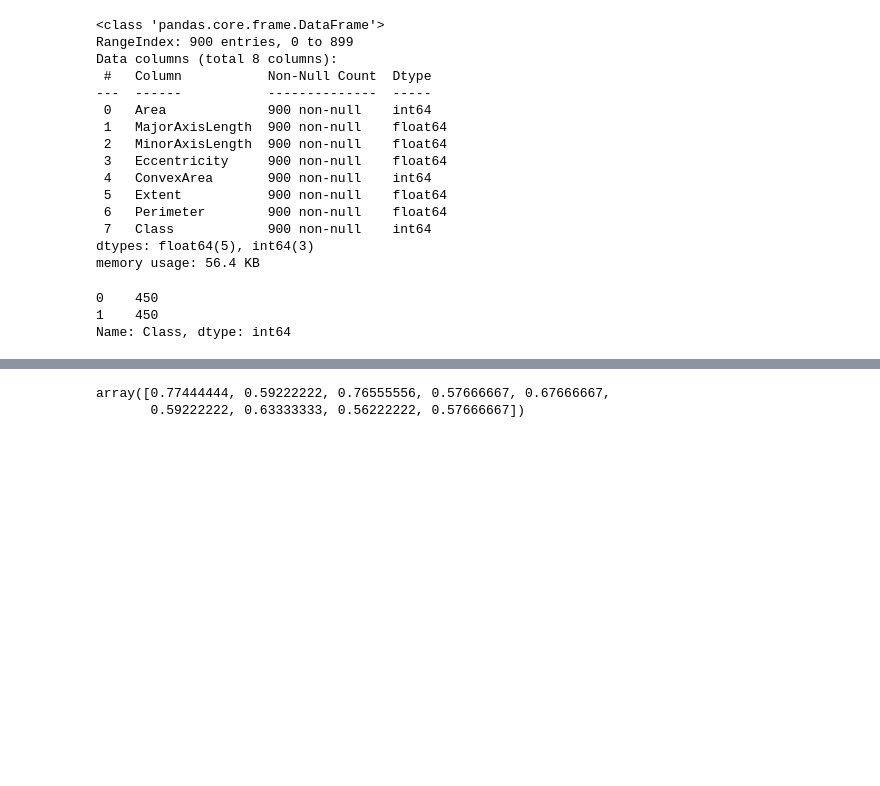
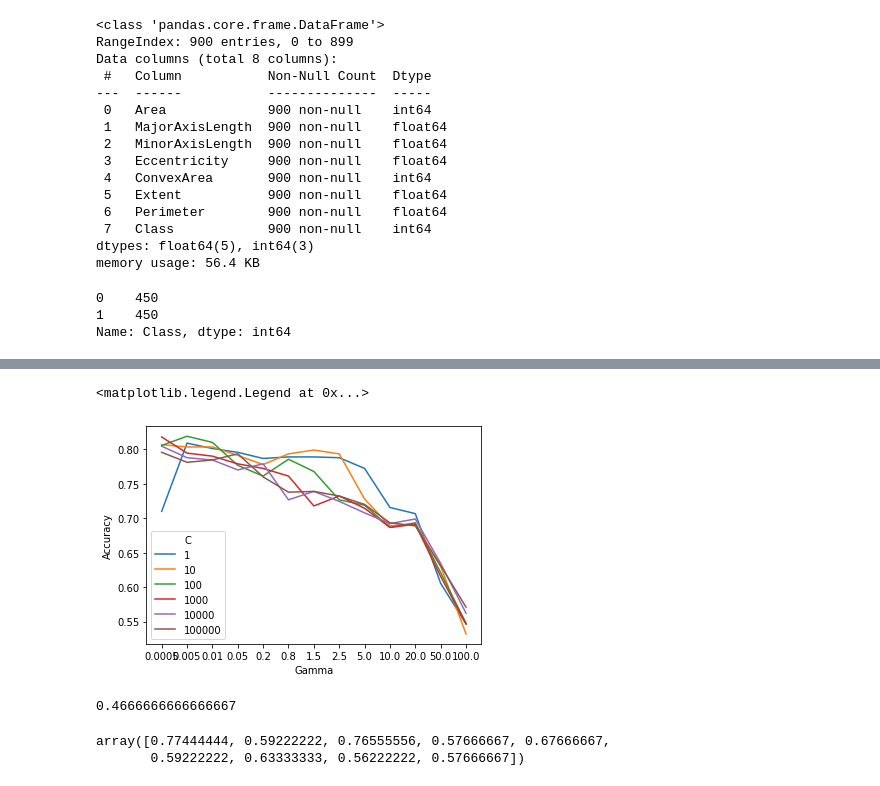
Before and after one commit to gabriellichacz/raisin_svm_classification, a Jupyter notebook: raisin.ipynb, the cells around one changed output, grey strips where cells are left out. Cells and saved outputs as stored; diff of their text form; code cells hidden in the pictures; blank space fills up the shorter version.

```diff
--- a/raisin.ipynb
+++ b/raisin.ipynb
@@ -92,6 +92,9 @@ C = np.array(C)
 # Tables to save accuracy - rbf kernel
 Accuracy_CV = np.zeros((10,1))
 Accuracy = np.zeros((len(gamma), len(C)))
+
+Accuracy_CV_rbf = np.zeros((10,1))
+Accuracy_rbf = np.zeros((len(gamma), len(C)))
 # %%
 # SVM - rbf kernel
 for i in range(0, len(C)): # C
@@ -160,3 +138,65 @@ plt.legend(title = 'C')
+# %%
+# SVM - rbf kernel - testing on test
+for i in range(0, len(C)): # C
+    for j in range(0, len(gamma)): # gamma
+        for k in range(1, 10): # Crossvalidation
+            # Split data into test and train sets
+            X_train_rbf, X_test_rbf, Y_train_rbf, Y_test_rbf = train_test_split(X_train, Y_train, test_size = 0.10) # 10 times cs so test_size is 10% of data set
+
+            # Standarization
+            sc = StandardScaler()
+            sc.fit(X_train_rbf)
+            X_train_rbf = sc.transform(X_train_rbf)
+            X_test_rbf = sc.transform(X_test_rbf)
+            X_train_rbf = pd.DataFrame(X_train_rbf)
+            X_test_rbf = pd.DataFrame(X_test_rbf)
+
+            # Model
+            svclassifier = SVC(kernel = 'rbf', C = C[i], gamma = gamma[j])
+
+            svclassifier.fit(X_train_rbf, Y_train_rbf)
+            y_pred_rbf = svclassifier.predict(X_test)
+
+            # Accuracy - how many values from y_pred are equal to Y_test
+            Accuracy_CV_rbf[k] = sum(y_pred_rbf == Y_test)/len(Y_test)
+
+        Accuracy_rbf[j,i] = np.mean(Accuracy_CV_rbf) # rows - gamma, columns - C
+
+#Accuracy # display accuracy table
+# %%
+# rbf kernel accuracy plot
+# axis X - gamma, different lines - C
+for p in range(0, len(C)): # number of lines = number of C values
+    plt.plot(Accuracy_rbf[:,p], label = C[p]) # every line plotted separately in order to have a name
+plt.xlabel('Gamma')
+plt.ylabel('Accuracy')
+plt.xticks(np.arange(len(gamma)), gamma) # correct axis X ticks
+plt.legend(title = 'C')
+# %% [output]
+<matplotlib.legend.Legend at 0x...>
+[figure, added]
+# %%
+X_train_rbf_o, X_test_rbf_o, Y_train_rbf_o, Y_test_rbf_o = train_test_split(X, Y, test_size = 0.10)
+
+# Standarization
+sc_rbf_o = StandardScaler()
+sc_rbf_o.fit(X_train_rbf_o)
+X_train_rbf_o = sc.transform(X_train_rbf_o)
+X_test_rbf_o = sc.transform(X_test_rbf_o)
+X_train_rbf_o = pd.DataFrame(X_train_rbf_o)
+X_test_rbf_o = pd.DataFrame(X_test_rbf_o)
+
+# Model
+svclassifier = SVC(kernel = 'rbf', C = 10, gamma = 1.5)
+
+svclassifier.fit(X_train_rbf_o, Y_train_rbf_o)
+y_pred_rbf_o = svclassifier.predict(X_test_rbf_o)
+
+# Accuracy - how many values from y_pred are equal to Y_test
+Accuracy_CV_rbf_o = sum(y_pred_rbf_o == Y_test_rbf_o)/len(Y_test_rbf_o)
+Accuracy_CV_rbf_o
+# %% [output]
+0.4666666666666667
 # %%
 # Parameters for classificator - polynomial kernel
 degree = [1,2,3,4,5,6,7,8,9]
```
Also changed, not shown: parts of 4 cells of this notebook.
